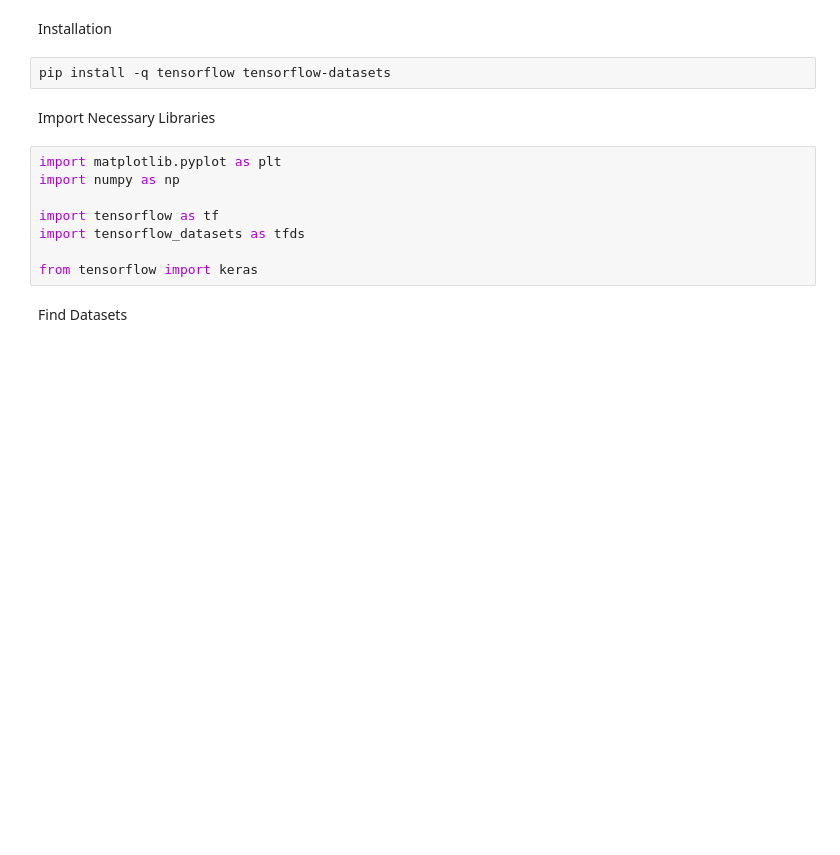
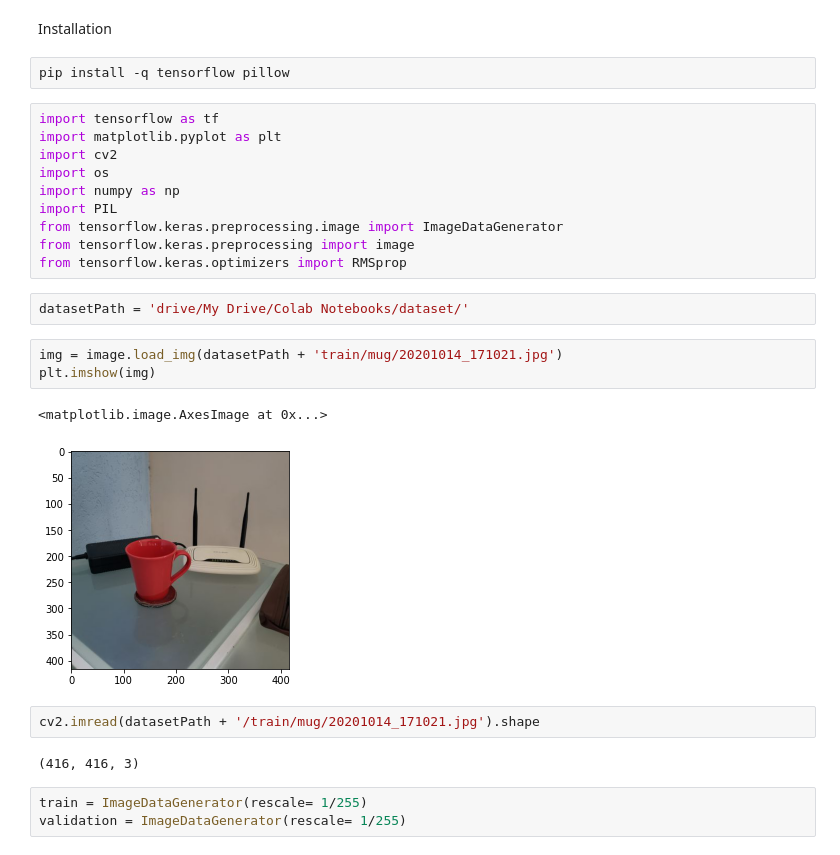
Before and after one commit to jhonatantft/cnn, a Jupyter notebook: cnn_image_classification.ipynb, the cells around one changed output. Cells and saved outputs as stored; diff of their text form; blank space fills up the shorter version.

```diff
--- a/cnn_image_classification.ipynb
+++ b/cnn_image_classification.ipynb
@@ -3,16 +3,29 @@
 # %% [markdown]
 Installation
 # %%
-pip install -q tensorflow tensorflow-datasets
+pip install -q tensorflow pillow
-# %% [markdown]
-Import Necessary Libraries
 # %%
+import tensorflow as tf
 import matplotlib.pyplot as plt
+import cv2
+import os
 import numpy as np
-
-import tensorflow as tf
-import tensorflow_datasets as tfds
-
-from tensorflow import keras
+import PIL
+from tensorflow.keras.preprocessing.image import ImageDataGenerator
+from tensorflow.keras.preprocessing import image
+from tensorflow.keras.optimizers import RMSprop
-# %% [markdown]
-Find Datasets
+# %%
+datasetPath = 'drive/My Drive/Colab Notebooks/dataset/'
+# %%
+img = image.load_img(datasetPath + 'train/mug/20201014_171021.jpg')
+plt.imshow(img)
+# %% [output]
+<matplotlib.image.AxesImage at 0x...>
+[figure, added]
+# %%
+cv2.imread(datasetPath + '/train/mug/20201014_171021.jpg').shape
+# %% [output]
+(416, 416, 3)
+# %%
+train = ImageDataGenerator(rescale= 1/255)
+validation = ImageDataGenerator(rescale= 1/255)
```
Also changed, not shown: parts of 6 cells of this notebook.
